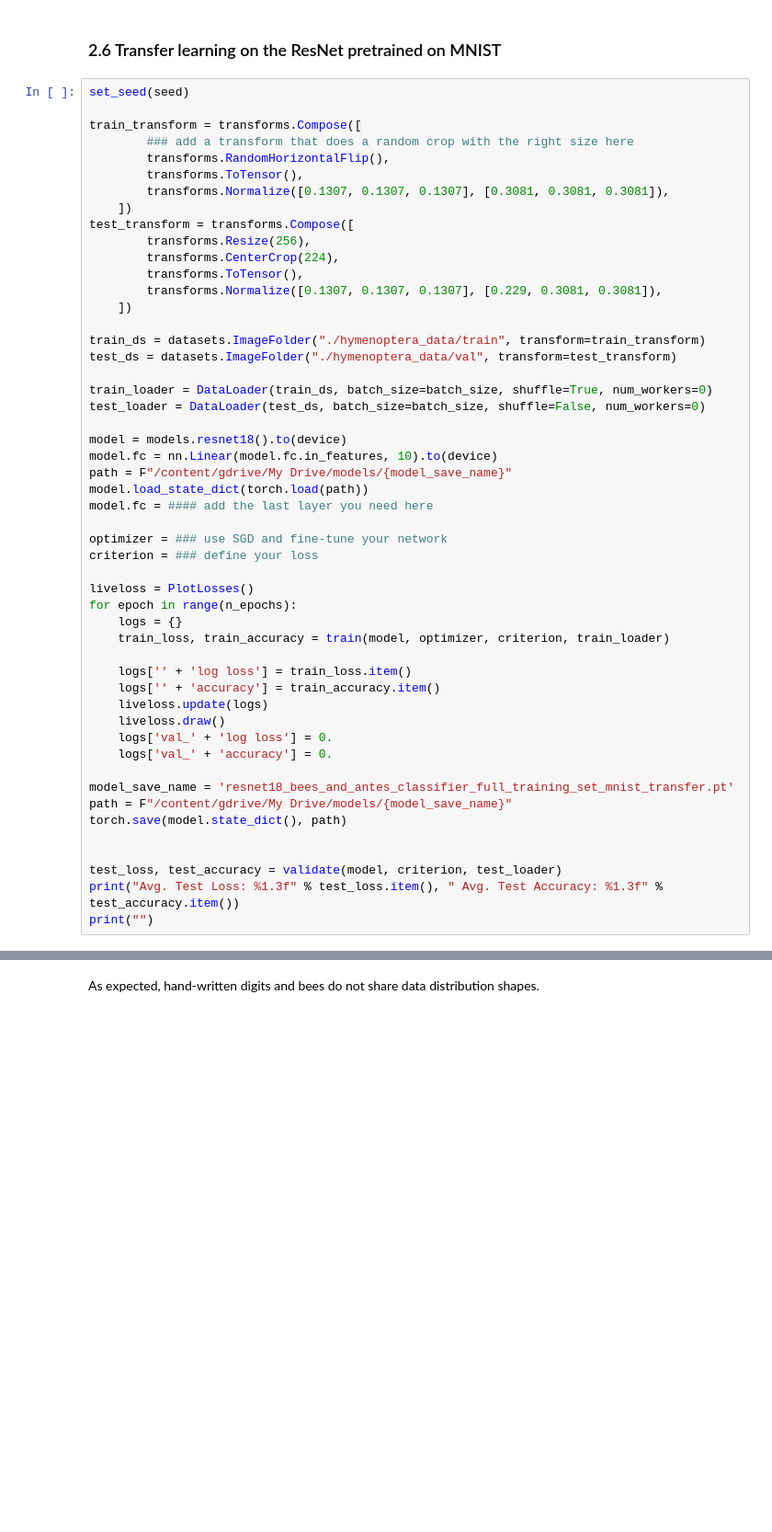
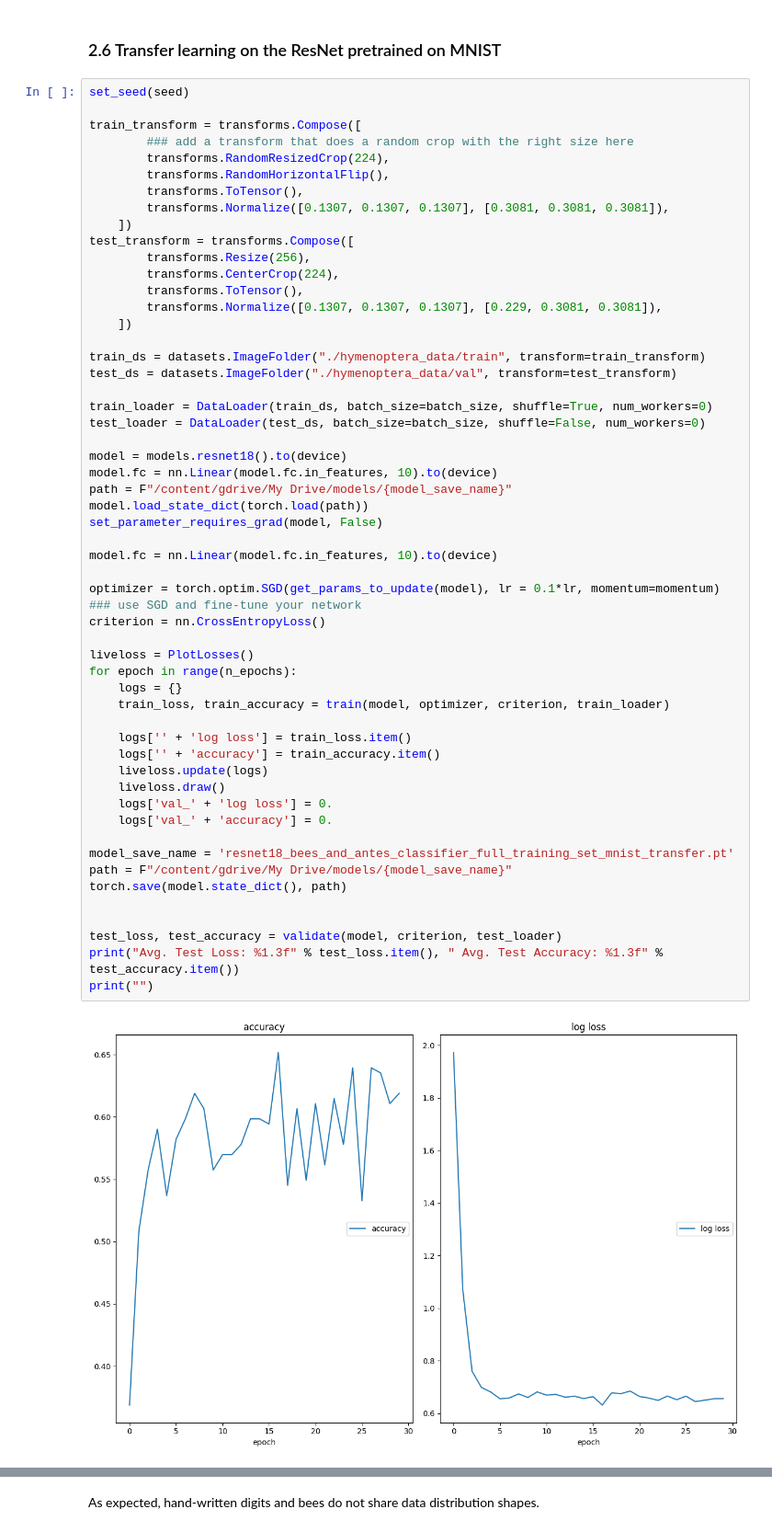
Before and after one commit to acse-jp2923/deep-learning, a Jupyter notebook: Day05-CNNs_part2/Day05-CNNs_part2_afternoon_exercises.ipynb, the cells around one changed output, grey strips where cells are left out. Shown at 92% size. Saved outputs shown, nothing was run; the diff lists cells and outputs as text; blank space fills up the shorter version.

```diff
--- a/Day05-CNNs_part2/Day05-CNNs_part2_afternoon_exercises.ipynb
+++ b/Day05-CNNs_part2/Day05-CNNs_part2_afternoon_exercises.ipynb
@@ -798,6 +831,7 @@ set_seed(seed)
 
 train_transform = transforms.Compose([
         ### add a transform that does a random crop with the right size here
+        transforms.RandomResizedCrop(224),
         transforms.RandomHorizontalFlip(),
         transforms.ToTensor(),
         transforms.Normalize([0.1307, 0.1307, 0.1307], [0.3081, 0.3081, 0.3081]),
@@ -814,33 +848,37 @@ test_ds = datasets.ImageFolder("./hymenoptera_data/val", transform=test_transfor
 
 train_loader = DataLoader(train_ds, batch_size=batch_size, shuffle=True, num_workers=0)
 test_loader = DataLoader(test_ds, batch_size=batch_size, shuffle=False, num_workers=0)
 
 model = models.resnet18().to(device)
 model.fc = nn.Linear(model.fc.in_features, 10).to(device)
 path = F"/content/gdrive/My Drive/models/{model_save_name}"
 model.load_state_dict(torch.load(path))
-model.fc = #### add the last layer you need here
+set_parameter_requires_grad(model, False)
 
-optimizer = ### use SGD and fine-tune your network
-criterion = ### define your loss
+model.fc = nn.Linear(model.fc.in_features, 10).to(device)
+
+optimizer = torch.optim.SGD(get_params_to_update(model), lr = 0.1*lr, momentum=momentum) ### use SGD and fine-tune your network
+criterion = nn.CrossEntropyLoss()
 
 liveloss = PlotLosses()
 for epoch in range(n_epochs):
     logs = {}
     train_loss, train_accuracy = train(model, optimizer, criterion, train_loader)
 
     logs['' + 'log loss'] = train_loss.item()
     logs['' + 'accuracy'] = train_accuracy.item()
     liveloss.update(logs)
     liveloss.draw()
     logs['val_' + 'log loss'] = 0.
     logs['val_' + 'accuracy'] = 0.
 
 model_save_name = 'resnet18_bees_and_antes_classifier_full_training_set_mnist_transfer.pt'
 path = F"/content/gdrive/My Drive/models/{model_save_name}"
 torch.save(model.state_dict(), path)
 
 
 test_loss, test_accuracy = validate(model, criterion, test_loader)
 print("Avg. Test Loss: %1.3f" % test_loss.item(), " Avg. Test Accuracy: %1.3f" % test_accuracy.item())
 print("")
+# %% [output]
+[figure, added]
```
Also changed, not shown: parts of 14 cells of this notebook, 9 other files.
